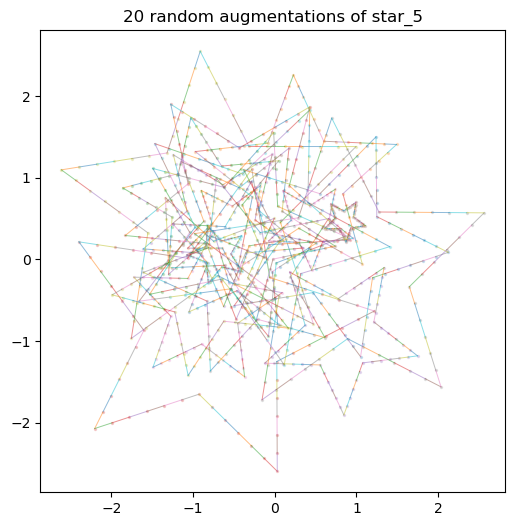
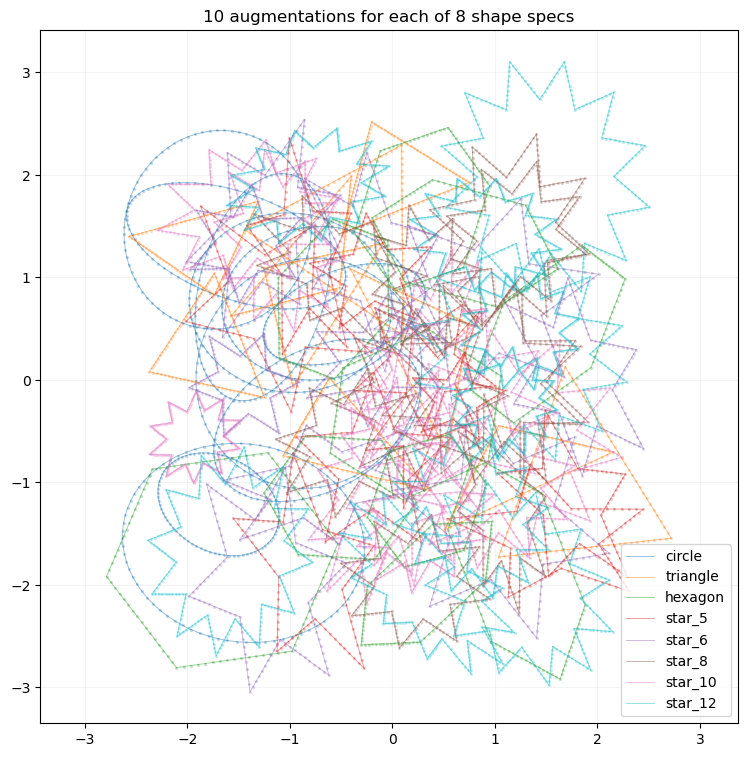
The notebook cell's code change between the first figure and the second:
--- before
+++ after
@@ -1,39 +1,59 @@
-shape_name = "star_5"
-num_aug = 20
+num_aug = 10
 
-batch = shape_generator.generate_batch_torch(
-    instance_name=shape_name,
-    shape_spec=shapes[shape_name],
+mixture = shape_generator.generate_mixture_batch_torch(
+    shapes=shapes_8,
     transform_cfg=transform_cfg,
-    batch_size=num_aug,
+    samples_per_shape=num_aug,
     seed=123,
     device=device,
-    return_points=True,
 )
 
-points = batch["points"].detach().cpu().numpy()   # [B, P, 2]
-edges = batch["edges"].detach().cpu().numpy()     # [E, 2]
+shape_colors = {
+    "circle": "tab:blue",
+    "triangle": "tab:orange",
+    "hexagon": "tab:green",
+    "star_5": "tab:red",
+    "star_6": "tab:purple",
+    "star_8": "tab:brown",
+    "star_10": "tab:pink",
+    "star_12": "tab:cyan",
+}
 
-plt.figure(figsize=(6, 6))
+fig, ax = plt.subplots(figsize=(9, 9))
 
-for i in range(num_aug):
-    p = points[i]
+for shape_name, batch in mixture.items():
+    points, edges = batch.to_arrays(max_samples=num_aug)
+    color = shape_colors[shape_name]
 
-    for e in edges:
-        plt.plot(
-            p[e, 0],
-            p[e, 1],
-            alpha=0.5,
-            linewidth=0.7,
+    first_label = True
+
+    for i in range(num_aug):
+        p = points[i]
+        label = shape_name if first_label else None
+
+        for e in edges:
+            ax.plot(
+                p[e, 0],
+                p[e, 1],
+                color=color,
+                alpha=0.45,
+                linewidth=0.7,
+                label=label,
+            )
+            label = None
+
+        ax.scatter(
+            p[:, 0],
+            p[:, 1],
+            color=color,
+            s=2,
+            alpha=0.2,
         )
 
-    plt.scatter(
-        p[:, 0],
-        p[:, 1],
-        s=2,
-        alpha=0.2,
-    )
+        first_label = False
 
-plt.axis("equal")
-plt.title(f"{num_aug} random augmentations of {shape_name}")
+ax.axis("equal")
+ax.grid(alpha=0.15)
+ax.legend()
+ax.set_title(f"{num_aug} augmentations for each of 8 shape specs")
 plt.show()

Commit: redesigned the transformed shape class, now it holds base shape and the batch of random transformations